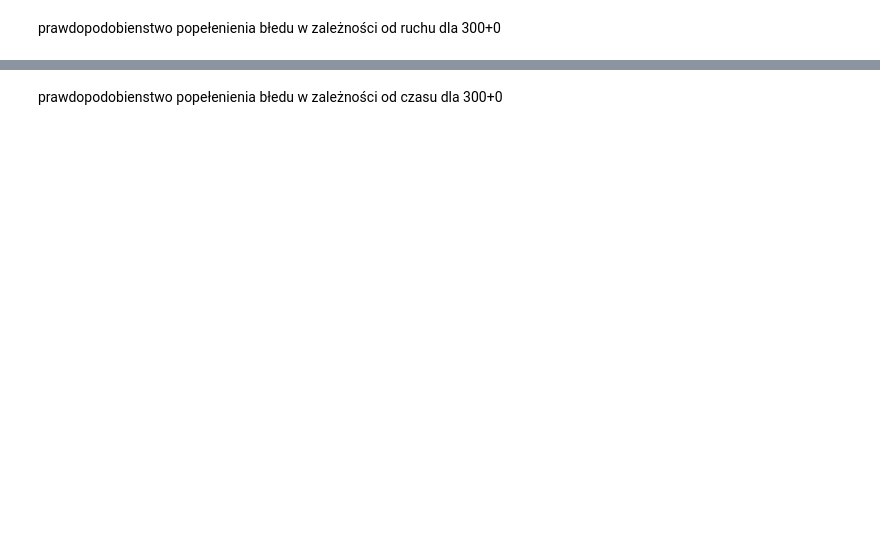
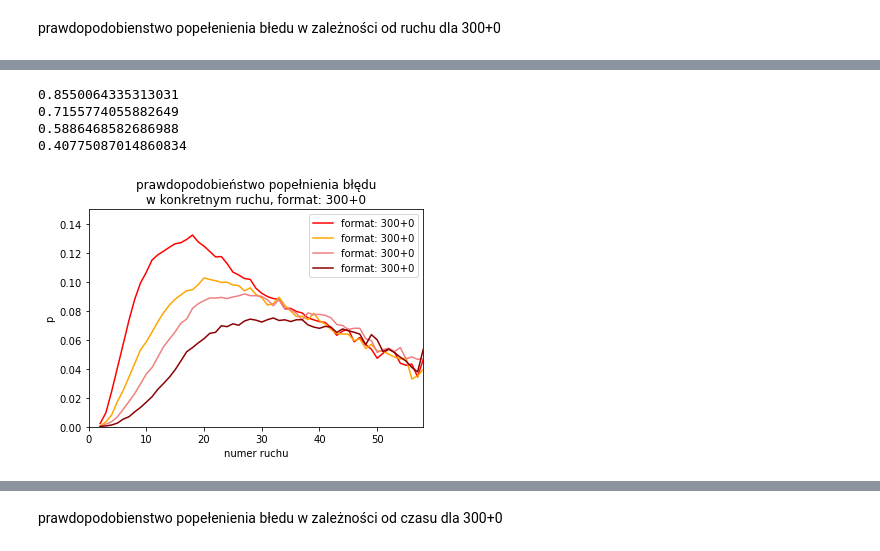
Before and after one commit to rogulforce/Chess, a Jupyter notebook: Python/analysis.ipynb, the cells around one changed output, grey strips where cells are left out. Saved outputs shown, nothing was run; the diff lists cells and outputs as text; code cells hidden in the pictures; blank space fills up the shorter version.

```diff
--- a/Python/analysis.ipynb
+++ b/Python/analysis.ipynb
@@ -129,2 +111,44 @@ m2[m2['score']=='blunder'][['move','prob','Result_y']].plot(x='move',y='prob')
+# %%
+# prawdopodobieństwo popełnienia błędu\nw konkretnym ruchu - różne przedziały
+intervals = [
+    db[(db['WhiteElo'] <= 1267)&(db['BlackElo'] <= 1267)],
+    db[(db['WhiteElo'].between(1268,1500))&(db['BlackElo'].between(1268,1500))],
+    db[(db['WhiteElo'].between(1501,1722))&(db['BlackElo'].between(1501,1722))],
+    db[(db['WhiteElo'] > 1722)&(db['BlackElo'] > 1722)] ]
+colors = ['cornflowerblue','red','blue','orange','darkviolet','lightcoral','midnightblue','darkred']
+plt.figure()
+
+i=0
+for interval in intervals:
+    m = interval[['TimeControl','score','move','Result']].groupby(['TimeControl','move','score']).count()
+    prob = m/m.groupby(['TimeControl','move']).sum()
+    prob = prob.reset_index()
+    prob = prob[prob['score']=='blunder']
+    prob1 = prob[prob['TimeControl']==format]
+    t = 1
+    for item in prob1[prob1['move']<21]['Result']:
+        t = t*(1-item)
+    print(1 - t)
+    prob2 = prob[prob['TimeControl']==format2]
+
+    # plt.plot(prob1['move'],prob1['Result'],label=f'format: {format}',color=colors[i])
+
+    plt.plot(prob2['move'],prob2['Result'],label=f'format: {format2}',color=colors[i+1])
+    i+=2
+
+plt.legend()
+plt.xlim(0,58)
+plt.ylim(0,0.15)
+plt.xlabel('numer ruchu')
+plt.ylabel(ylabel='p')
+plt.title(f'prawdopodobieństwo popełnienia błędu\nw konkretnym ruchu, format: {format2}')
+plt.savefig('graph.svg')
+plt.show()
+# %% [output]
+0.8550064335313031
+0.7155774055882649
+0.5886468582686988
+0.40775087014860834
+[figure, added]
 # %%
 m2[m2['score']=='blunder'][['move','prob','Result_y']].plot(x='move',y='Result_y')
```
Also changed, not shown: parts of 23 cells of this notebook, 9 other files.
